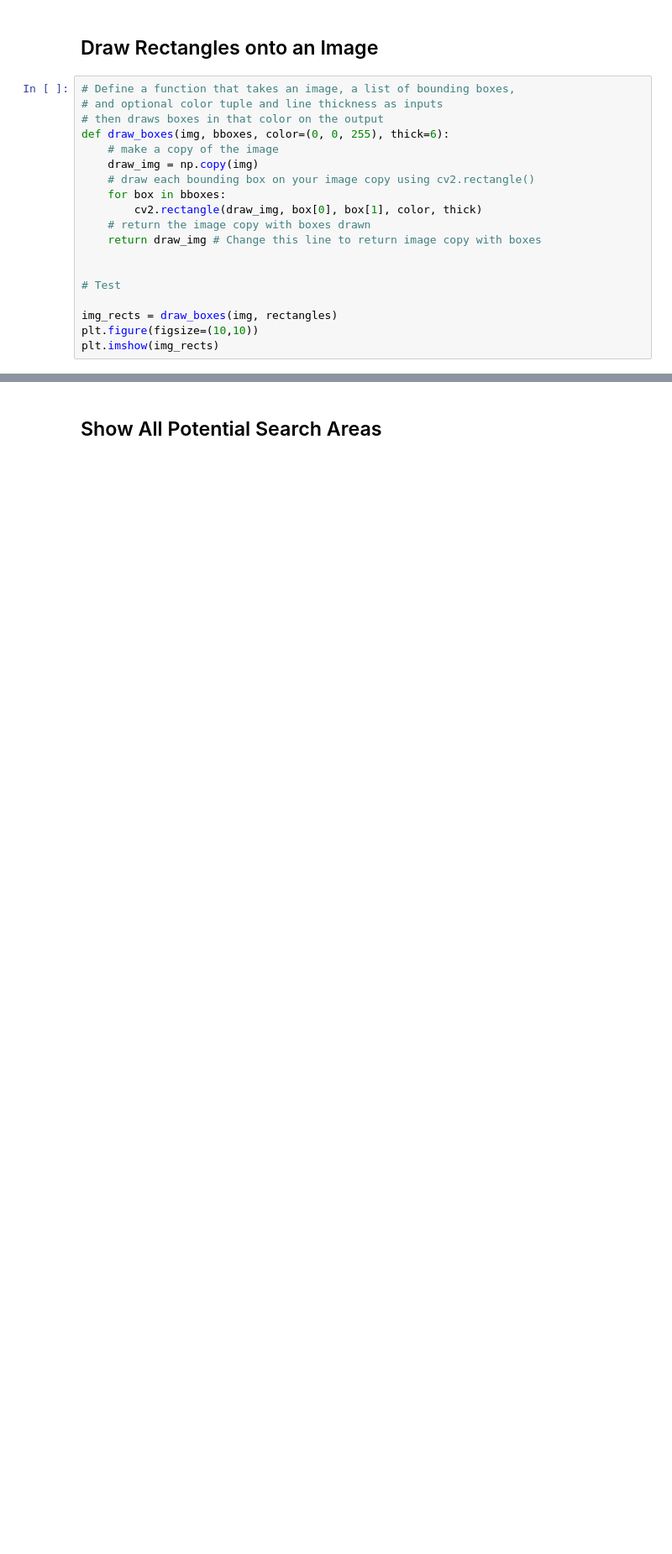
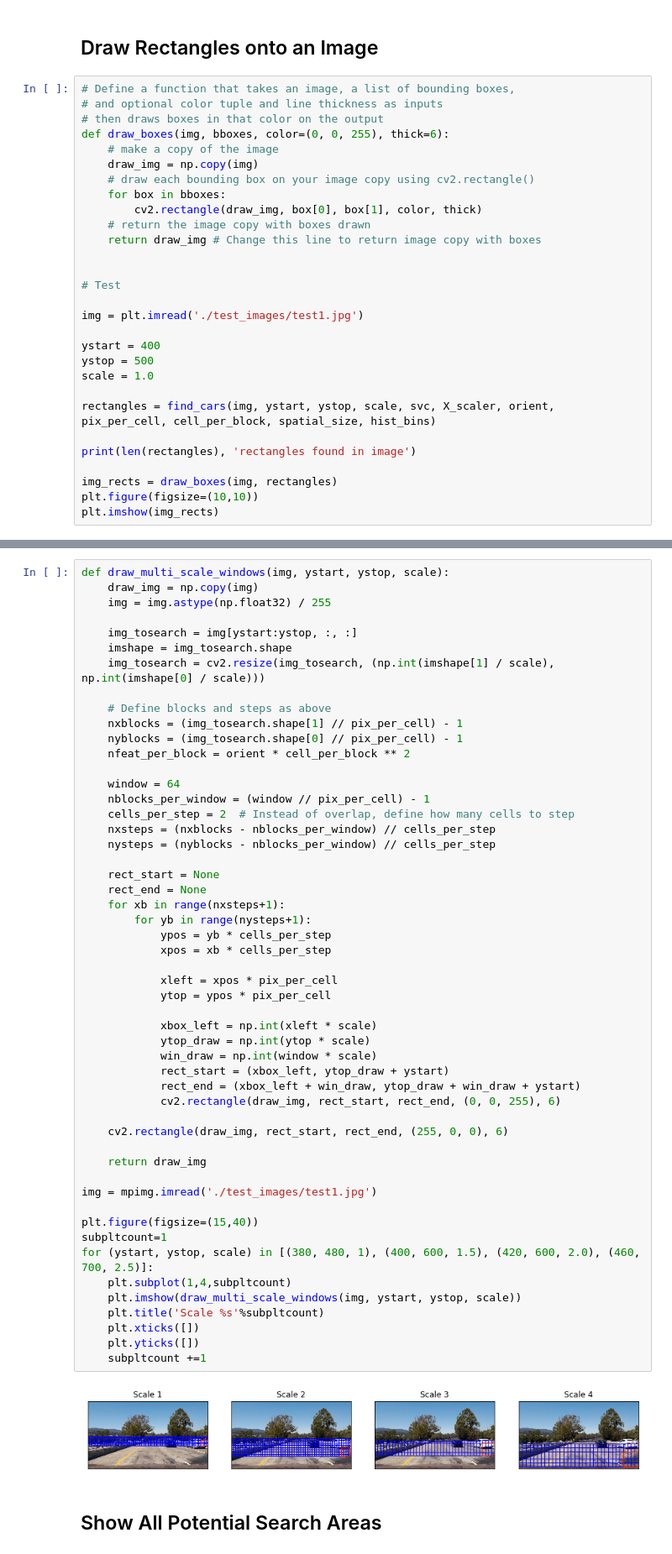
Before and after one commit to xpharry/CarND-Vehicle-Detection, a Jupyter notebook: vehicle_detection.ipynb, the cells around one changed output, grey strips where cells are left out. Shown at 84% size. Saved outputs shown, nothing was run; the diff lists cells and outputs as text; blank space fills up the shorter version.

```diff
--- a/vehicle_detection.ipynb
+++ b/vehicle_detection.ipynb
@@ -452,6 +443,16 @@ def draw_boxes(img, bboxes, color=(0, 0, 255), thick=6):
 
 # Test
 
+img = plt.imread('./test_images/test1.jpg')
+
+ystart = 400
+ystop = 500
+scale = 1.0
+
+rectangles = find_cars(img, ystart, ystop, scale, svc, X_scaler, orient, pix_per_cell, cell_per_block, spatial_size, hist_bins)
+
+print(len(rectangles), 'rectangles found in image')
+
 img_rects = draw_boxes(img, rectangles)
 plt.figure(figsize=(10,10))
 plt.imshow(img_rects)
@@ -461,3 +465,57 @@ plt.imshow(img_rects)
+# %%
+def draw_multi_scale_windows(img, ystart, ystop, scale):
+    draw_img = np.copy(img)
+    img = img.astype(np.float32) / 255
+
+    img_tosearch = img[ystart:ystop, :, :]
+    imshape = img_tosearch.shape
+    img_tosearch = cv2.resize(img_tosearch, (np.int(imshape[1] / scale), np.int(imshape[0] / scale)))
+
+    # Define blocks and steps as above
+    nxblocks = (img_tosearch.shape[1] // pix_per_cell) - 1
+    nyblocks = (img_tosearch.shape[0] // pix_per_cell) - 1
+    nfeat_per_block = orient * cell_per_block ** 2
+
+    window = 64
+    nblocks_per_window = (window // pix_per_cell) - 1
+    cells_per_step = 2  # Instead of overlap, define how many cells to step
+    nxsteps = (nxblocks - nblocks_per_window) // cells_per_step
+    nysteps = (nyblocks - nblocks_per_window) // cells_per_step
+
+    rect_start = None
+    rect_end = None
+    for xb in range(nxsteps+1):
+        for yb in range(nysteps+1):
+            ypos = yb * cells_per_step
+            xpos = xb * cells_per_step
+
+            xleft = xpos * pix_per_cell
+            ytop = ypos * pix_per_cell
+
+            xbox_left = np.int(xleft * scale)
+            ytop_draw = np.int(ytop * scale)
+            win_draw = np.int(window * scale)
+            rect_start = (xbox_left, ytop_draw + ystart)
+            rect_end = (xbox_left + win_draw, ytop_draw + win_draw + ystart)
+            cv2.rectangle(draw_img, rect_start, rect_end, (0, 0, 255), 6)
+
+    cv2.rectangle(draw_img, rect_start, rect_end, (255, 0, 0), 6)
+
+    return draw_img
+
+img = mpimg.imread('./test_images/test1.jpg')
+
+plt.figure(figsize=(15,40))
+subpltcount=1
+for (ystart, ystop, scale) in [(380, 480, 1), (400, 600, 1.5), (420, 600, 2.0), (460, 700, 2.5)]:
+    plt.subplot(1,4,subpltcount)
+    plt.imshow(draw_multi_scale_windows(img, ystart, ystop, scale))
+    plt.title('Scale %s'%subpltcount)
+    plt.xticks([])
+    plt.yticks([])
+    subpltcount +=1
+# %% [output]
+[figure, added]
 # %% [markdown]
 ## Show All Potential Search Areas
 # %%
```
Also changed, not shown: parts of 30 cells of this notebook, 15 other files.
